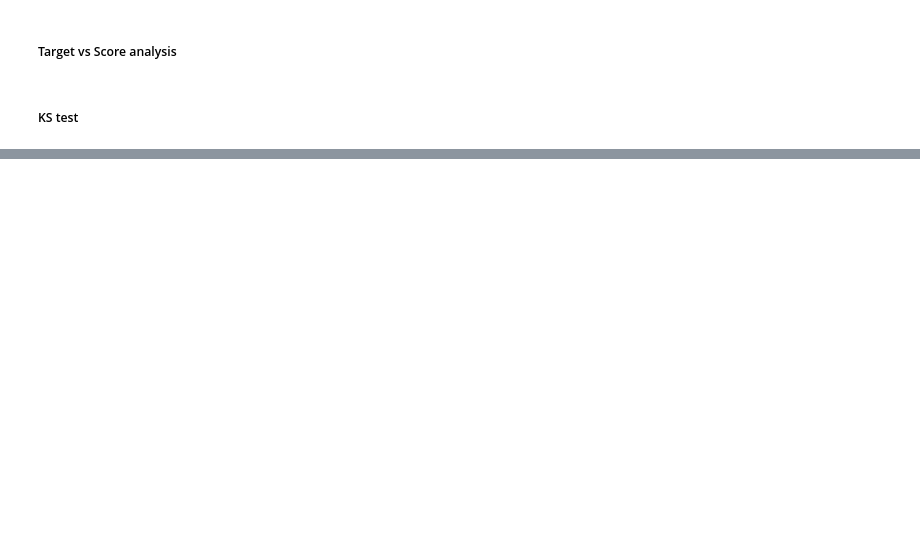
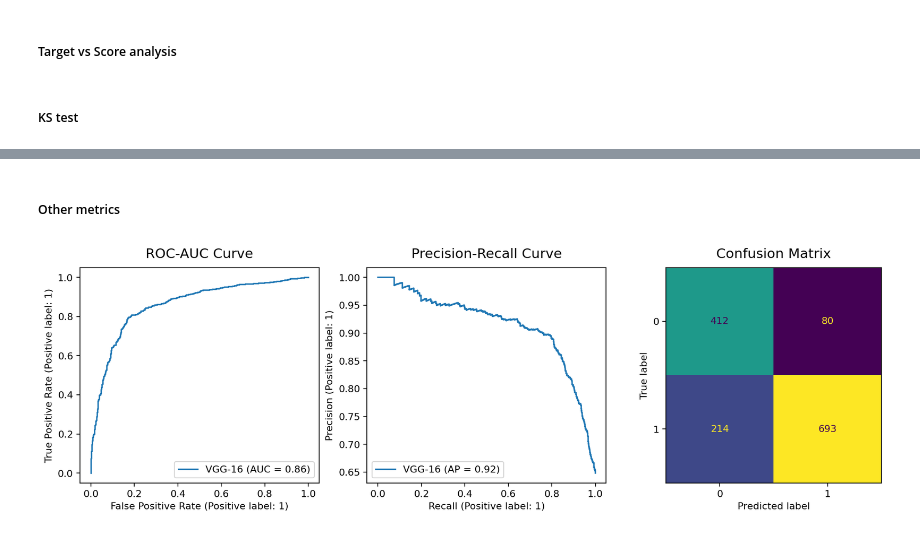
Before and after one commit to yvesemmanuel/machine_learning, a Jupyter notebook: breast_cancer/models/evaluation.ipynb, the cells around one changed output, grey strips where cells are left out. Saved outputs shown, nothing was run; the diff lists cells and outputs as text; code cells hidden in the pictures; blank space fills up the shorter version.

```diff
--- a/breast_cancer/models/evaluation.ipynb
+++ b/breast_cancer/models/evaluation.ipynb
@@ -70,0 +75,4 @@ plt.show()
+# %%
+from sklearn import metrics
+
+results = [(labels, VGG.model.predict(images).reshape(-1)) for images, labels in test_data.take(-1)]
@@ -70,0 +101,18 @@ plt.show()
+# %% [markdown]
+##### Other metrics
+# %%
+labels = np.concatenate([x[0] for x in results])
+preds = np.concatenate([x[1] for x in results])
+# %%
+fig, axes = plt.subplots(ncols=3, figsize=(15, 4), dpi=160)
+curves = [metrics.RocCurveDisplay, metrics.PrecisionRecallDisplay]
+for ax, curve in zip(axes[:2], curves):
+    curve.from_predictions(labels, preds, ax=ax, name='VGG-16')
+metrics.ConfusionMatrixDisplay.from_predictions(
+    labels, preds.round().astype('uint8'), ax=axes[2], colorbar=False,
+)
+titles = ['ROC-AUC Curve', 'Precision-Recall Curve', 'Confusion Matrix']
+for ax, title in zip(axes.flat, titles):
+    ax.set_title(title, size=14, pad=10)
+# %% [output]
+[figure, added]
```
Also changed, not shown: parts of 15 cells of this notebook, 6 other files.
